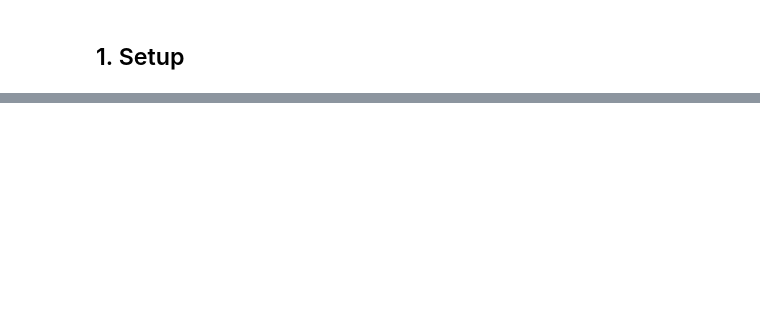
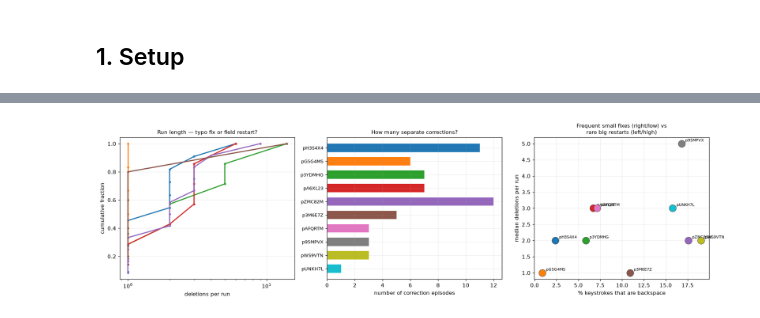
Before and after one commit to williaminsley/BBDC-Prototype-2-Research, a Jupyter notebook: notebooks/modelling/07_typing_structure.ipynb, the cells around one changed output, grey strips where cells are left out. Saved outputs shown, nothing was run; the diff lists cells and outputs as text; code cells hidden in the pictures; blank space fills up the shorter version.

```diff
--- a/notebooks/modelling/07_typing_structure.ipynb
+++ b/notebooks/modelling/07_typing_structure.ipynb
@@ -919,0 +452,70 @@ wrote ../../data/interim/typing_verdict.csv  (13 rows)
+# %%
+def backspace_runs(keys_df):
+    out = []
+    for sid, g in keys_df.groupby('sessionId'):
+        g = g.sort_values('tRelMs')
+        kc = g['keyClass'].to_numpy()
+        is_bs = kc == 'BACKSPACE'
+        if not is_bs.any():
+            continue
+        run = 0
+        for i, b in enumerate(is_bs):
+            if b:
+                run += 1
+            elif run:
+                out.append({'participantId': g['participantId'].iloc[0], 'sessionId': sid,
+                            'run_length': run})
+                run = 0
+        if run:
+            out.append({'participantId': g['participantId'].iloc[0], 'sessionId': sid,
+                        'run_length': run})
+    return pd.DataFrame(out)
+
+
+runs = backspace_runs(keys)
+run_summ = (runs.groupby('participantId')
+            .agg(n_runs=('run_length', 'size'), median_run=('run_length', 'median'),
+                 max_run=('run_length', 'max'), total_deleted=('run_length', 'sum'))
+            .reindex(PARTICIPANTS))
+print("Backspace runs -- a 'run' is consecutive deletions with no other key between:\n")
+print(run_summ.to_string())
+
+
+def plot_correction(share, runs, run_summ):
+    fig, axes = plt.subplots(1, 3, figsize=(16.5, 4.8))
+    ax = axes[0]
+    for p in PARTICIPANTS:
+        v = runs.loc[runs['participantId'] == p, 'run_length'].to_numpy()
+        if len(v) < 5:
+            continue
+        v = np.sort(v)
+        ax.plot(v, np.arange(1, len(v) + 1) / len(v), color=pcolor(p), lw=2,
+                marker='o', markersize=3)
+    ax.set_xscale('log'); ax.set_xlabel("deletions per run")
+    ax.set_ylabel("cumulative fraction")
+    ax.set_title("Run length — typo fix or field restart?", fontsize=10)
+
+    ax = axes[1]
+    d = run_summ.dropna(subset=['n_runs'])
+    y = np.arange(len(d))
+    ax.barh(y, d['n_runs'], color=[pcolor(p) for p in d.index], height=0.62)
+    ax.set_yticks(y); ax.set_yticklabels(d.index, fontsize=8.5); ax.invert_yaxis()
+    ax.set_xlabel("number of correction episodes")
+    ax.set_title("How many separate corrections?", fontsize=10)
+
+    ax = axes[2]
+    for p in PARTICIPANTS:
+        if p not in run_summ.index or pd.isna(run_summ.loc[p, 'median_run']):
+            continue
+        ax.scatter(share.loc[p, 'BACKSPACE'] * 100, run_summ.loc[p, 'median_run'],
+                   s=170, color=pcolor(p), edgecolor='0.25', lw=0.6, zorder=3)
+        ax.annotate(p, (share.loc[p, 'BACKSPACE'] * 100, run_summ.loc[p, 'median_run']),
+                    fontsize=7.5, xytext=(7, 4), textcoords='offset points')
+    ax.set_xlabel("% keystrokes that are backspace")
+    ax.set_ylabel("median deletions per run")
+    ax.set_title("Frequent small fixes (right/low) vs\nrare big restarts (left/high)", fontsize=10)
+    plt.tight_layout(); plt.show(); plt.close(fig)
+
+
+plot_correction(share, runs, run_summ)
+# %% [output]
@@ -919,0 +536 @@ wrote ../../data/interim/typing_verdict.csv  (13 rows)
+[figure, added]
```
Also changed, not shown: parts of 53 cells of this notebook.
